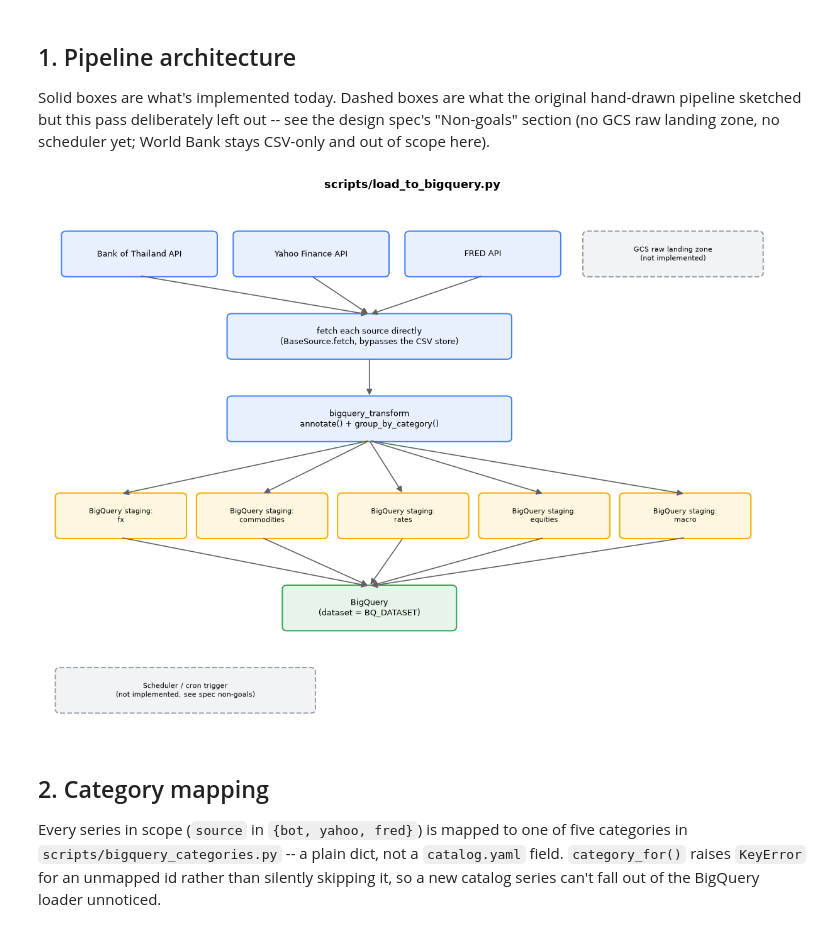
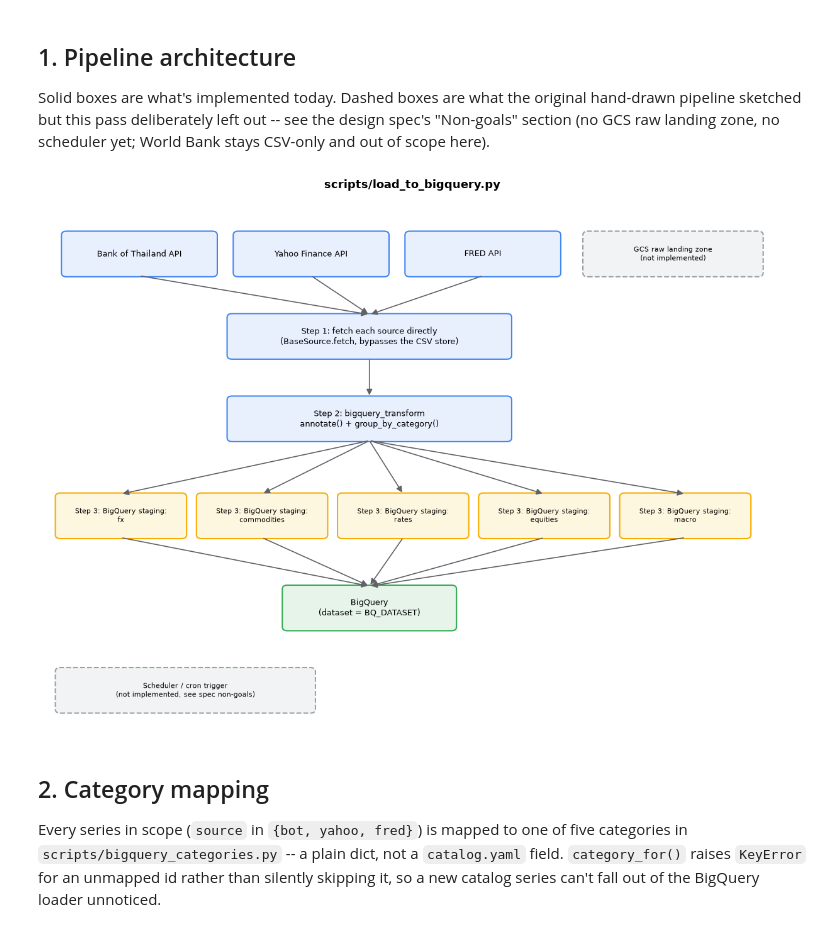
Before and after one commit to thatbeer/macro_data, a Jupyter notebook: notebooks/bigquery_loader_demo.ipynb, the cells around one changed output. Cells and saved outputs as stored; diff of their text form; code cells hidden in the pictures.

```diff
--- a/notebooks/bigquery_loader_demo.ipynb
+++ b/notebooks/bigquery_loader_demo.ipynb
@@ -89,41 +95,40 @@ ax.set_xlim(0, 12)
 ax.set_ylim(0, 11)
 ax.axis("off")
 ax.set_title("scripts/load_to_bigquery.py", fontsize=13, fontweight="bold")
 
-# sources
+# sources -- Step 1: get the data
 draw_box(ax, 0.3, 9.3, 2.5, 0.9, "Bank of Thailand API")
 draw_box(ax, 3.1, 9.3, 2.5, 0.9, "Yahoo Finance API")
 draw_box(ax, 5.9, 9.3, 2.5, 0.9, "FRED API")
 draw_box(ax, 8.8, 9.3, 2.9, 0.9, "GCS raw landing zone\n(not implemented)", fc="#f1f3f4", ec="#9aa0a6", ls="--", fontsize=8)
 
-# fetch step
-draw_box(ax, 3.0, 7.6, 4.6, 0.9, "fetch each source directly\n(BaseSource.fetch, bypasses the CSV store)")
+draw_box(ax, 3.0, 7.6, 4.6, 0.9, "Step 1: fetch each source directly\n(BaseSource.fetch, bypasses the CSV store)")
 for sx in (1.55, 4.35, 7.15):
     draw_arrow(ax, (sx, 9.3), (5.3, 8.5))
 
-# transform step
-draw_box(ax, 3.0, 5.9, 4.6, 0.9, "bigquery_transform\nannotate() + group_by_category()")
+# Step 2: transform
+draw_box(ax, 3.0, 5.9, 4.6, 0.9, "Step 2: bigquery_transform\nannotate() + group_by_category()")
 draw_arrow(ax, (5.3, 7.6), (5.3, 6.8))
 
-# category staging tables
+# Step 3: push -- category staging tables
 categories = ["fx", "commodities", "rates", "equities", "macro"]
 cat_x = [0.2, 2.5, 4.8, 7.1, 9.4]
 for x, cat_name in zip(cat_x, categories):
-    draw_box(ax, x, 3.9, 2.1, 0.9, f"BigQuery staging:\n{cat_name}", fc="#fef7e0", ec="#f9ab00", fontsize=8)
+    draw_box(ax, x, 3.9, 2.1, 0.9, f"Step 3: BigQuery staging:\n{cat_name}", fc="#fef7e0", ec="#f9ab00", fontsize=8)
     draw_arrow(ax, (5.3, 5.9), (x + 1.05, 4.8))
 
 # bigquery dataset
 draw_box(ax, 3.9, 2.0, 2.8, 0.9, "BigQuery\n(dataset = BQ_DATASET)", fc="#e6f4ea", ec="#34a853")
 for x in cat_x:
     draw_arrow(ax, (x + 1.05, 3.9), (5.3, 2.9))
 
 # scheduler non-goal
 draw_box(ax, 0.2, 0.3, 4.2, 0.9, "Scheduler / cron trigger\n(not implemented, see spec non-goals)", fc="#f1f3f4", ec="#9aa0a6", ls="--", fontsize=8)
 
 plt.tight_layout()
 plt.show()
 # %% [output]
-[figure, old version]
+[figure, new version]
 # %% [markdown]
 ## 2. Category mapping
 
```
Also changed, not shown: parts of 24 cells of this notebook.
